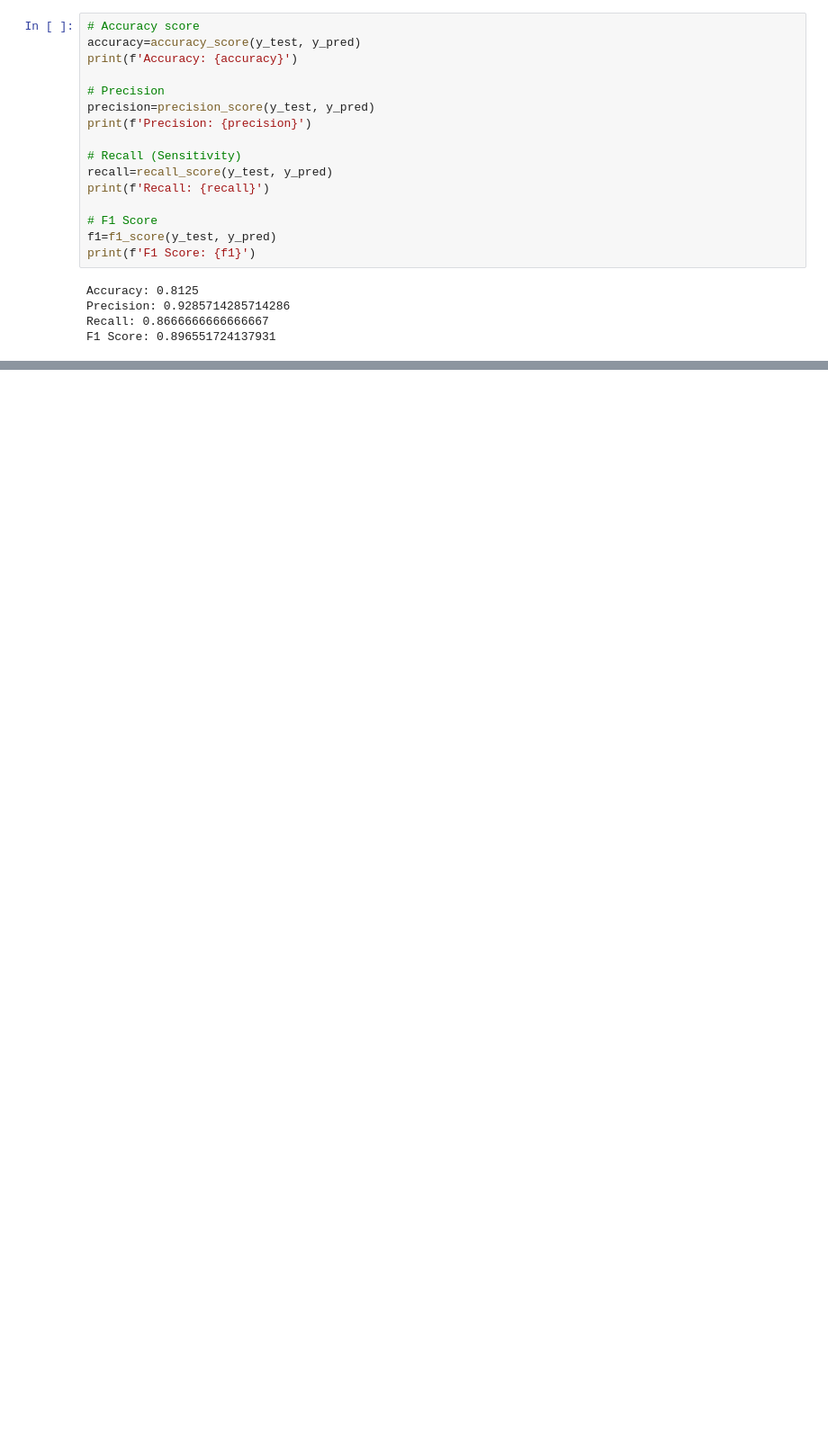
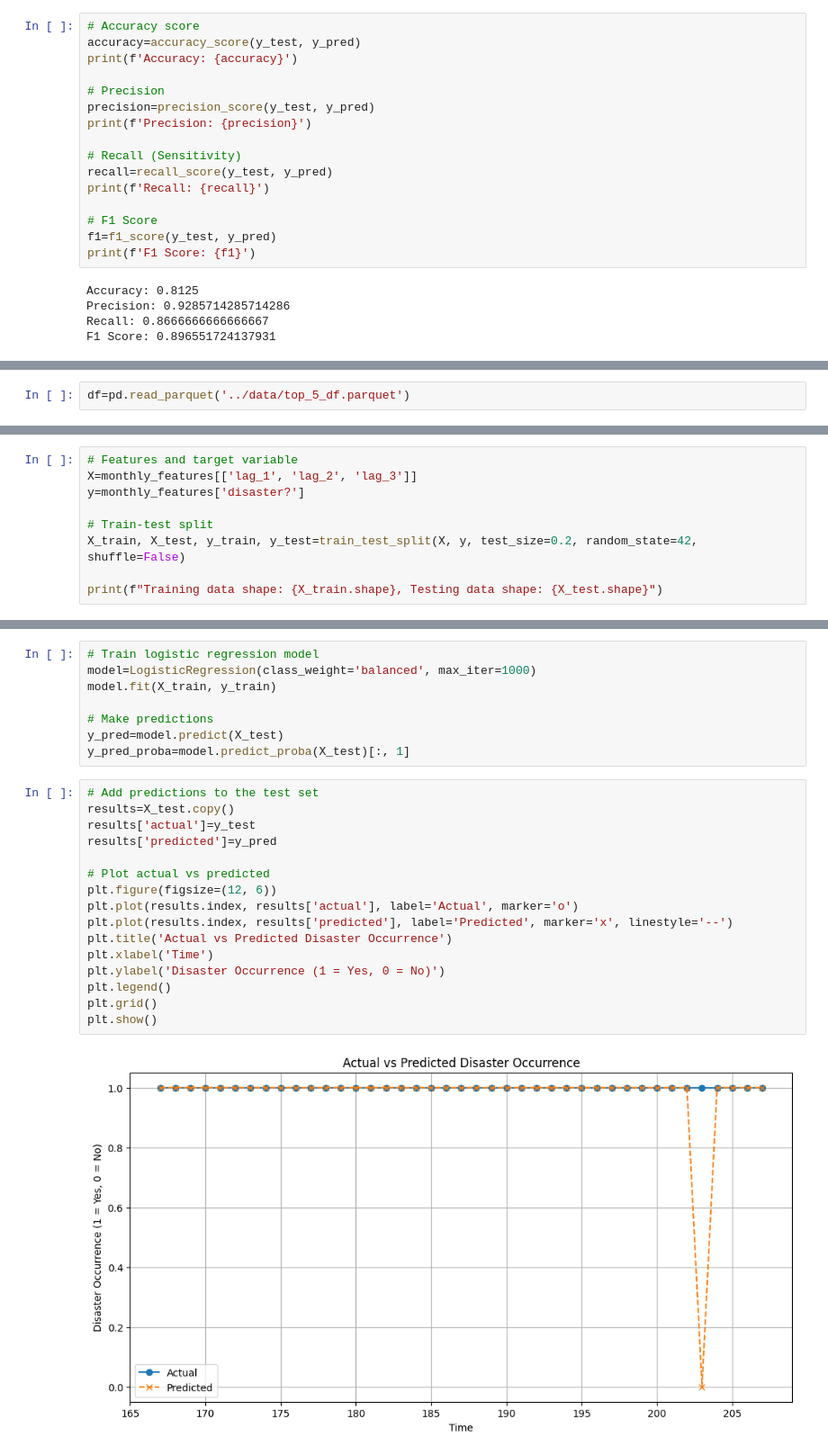
Before and after one commit to helloklow/natural_disasters, a Jupyter notebook: notebooks/4_low_logistic_regression.ipynb, the cells around one changed output, grey strips where cells are left out. Shown at 90% size. Cells and saved outputs as stored; diff of their text form; blank space fills up the shorter version.

Commit message:
logistic progression updates

```diff
--- a/notebooks/4_low_logistic_regression.ipynb
+++ b/notebooks/4_low_logistic_regression.ipynb
@@ -270,0 +280,2 @@ Accuracy improved to 81.25% (2016-2023)
+# %%
+df=pd.read_parquet('../data/top_5_df.parquet')
@@ -270,0 +310,9 @@ Accuracy improved to 81.25% (2016-2023)
+# %%
+# Features and target variable
+X=monthly_features[['lag_1', 'lag_2', 'lag_3']]
+y=monthly_features['disaster?']
+
+# Train-test split
+X_train, X_test, y_train, y_test=train_test_split(X, y, test_size=0.2, random_state=42, shuffle=False)
+
+print(f"Training data shape: {X_train.shape}, Testing data shape: {X_test.shape}")
@@ -270,0 +341,26 @@ Accuracy improved to 81.25% (2016-2023)
+# %%
+# Train logistic regression model
+model=LogisticRegression(class_weight='balanced', max_iter=1000)
+model.fit(X_train, y_train)
+
+# Make predictions
+y_pred=model.predict(X_test)
+y_pred_proba=model.predict_proba(X_test)[:, 1]
+# %%
+# Add predictions to the test set
+results=X_test.copy()
+results['actual']=y_test
+results['predicted']=y_pred
+
+# Plot actual vs predicted
+plt.figure(figsize=(12, 6))
+plt.plot(results.index, results['actual'], label='Actual', marker='o')
+plt.plot(results.index, results['predicted'], label='Predicted', marker='x', linestyle='--')
+plt.title('Actual vs Predicted Disaster Occurrence')
+plt.xlabel('Time')
+plt.ylabel('Disaster Occurrence (1 = Yes, 0 = No)')
+plt.legend()
+plt.grid()
+plt.show()
+# %% [output]
+[figure, added]
```
Also changed, not shown: parts of 20 cells of this notebook, 2 other files.
